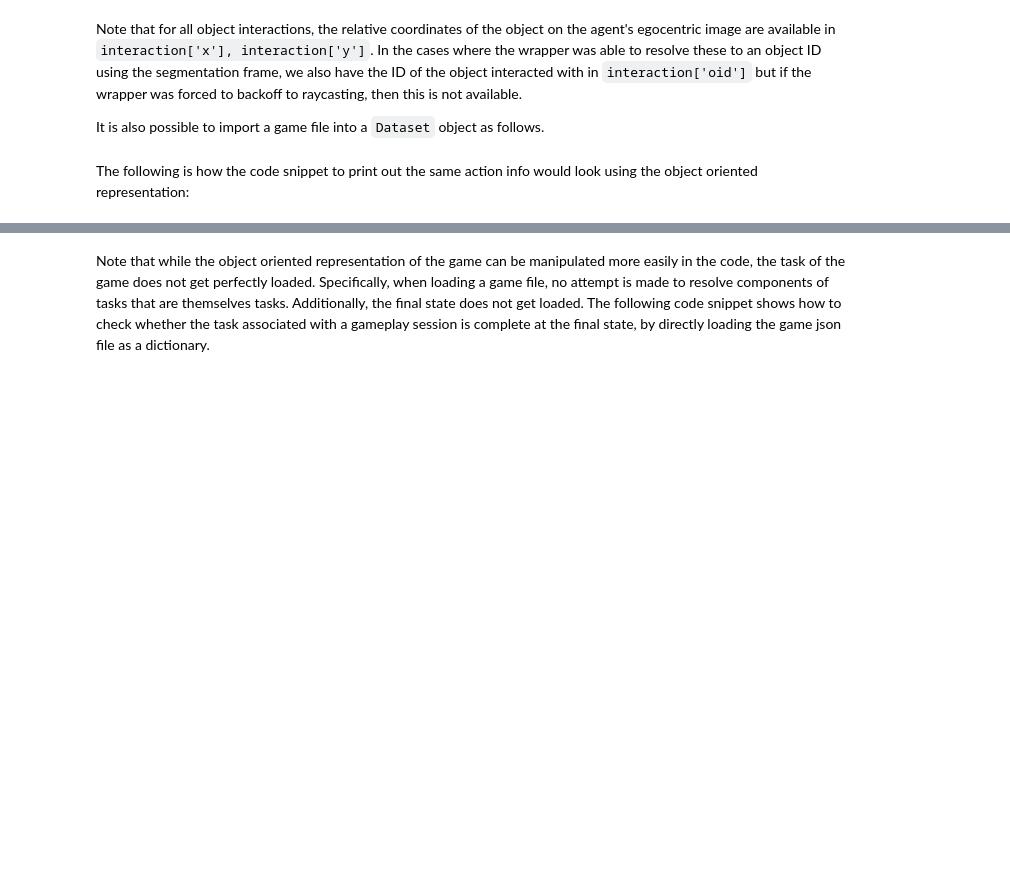
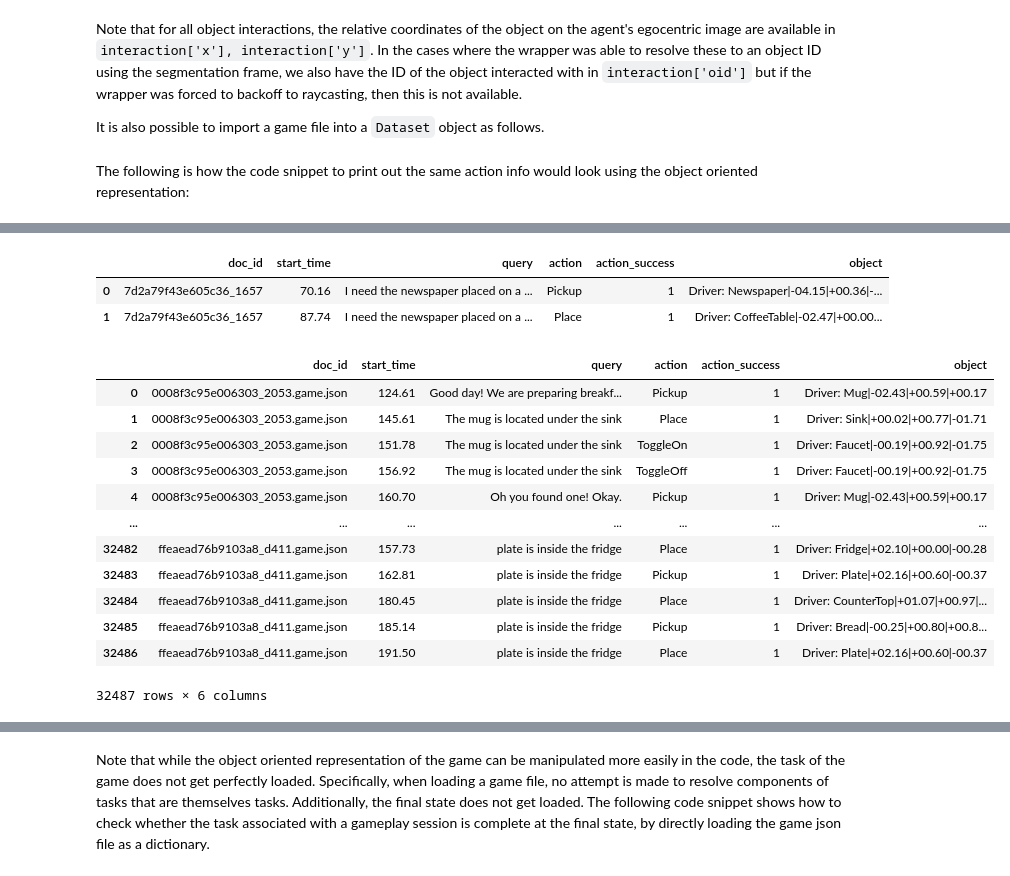
Before and after one commit to Jiahuan-Pei/AutonomousDialogAgent4AugmentedReality, a Jupyter notebook: LEGO_data_simulation/teach_data_exploration.ipynb, the cells around one changed output, grey strips where cells are left out. Drawn from its saved outputs; the diff is of its cells as text; code cells hidden in the pictures; blank space fills up the shorter version.

Commit message:
Done: arta-lego-dataset; TODO: evaluation with agent

```diff
--- a/LEGO_data_simulation/teach_data_exploration.ipynb
+++ b/LEGO_data_simulation/teach_data_exploration.ipynb
@@ -13,5 +13,5 @@ from teach.dataset.dataset import Dataset
 from teach.dataset.actions import Action_Keyboard, Action_ObjectInteraction
 # %%
 # Edit data directory if changed when using `teach_download`
-data_dir = "/media/PampusData/jpei/teach-dataset"
+data_dir = "/media/Blue2TB3/jpei/teach-dataset"
 # %%
@@ -224,0 +376,66 @@ Time Start Action Success  Agent           Action               Utterance text /
+# %%
+def convert_to_object_finetuned_df(df, doc_id):
+    # Extract query and output pairs
+    llm_finetune_dataset = []
+    current_query = None
+    prev_query = None
+
+    for index, row in df.iterrows():
+        if row['Action'] == 'Text':
+            current_query = row['Utterance']
+        else:
+            if isinstance(row['Utterance'], str) and '|' in row['Utterance']:
+                output_sequence = row["Agent"]+ ': ' + row['Utterance']#.split(',')
+                llm_finetune_dataset.append({'doc_id': doc_id, 'start_time': row['Time Start'], 'query': current_query, 'action': row['Action'], 'action_success': row['Action Success'], 'object': output_sequence})
+
+    # Create a new DataFrame for LLM fine-tuning
+    llm_finetune_df = pd.DataFrame(llm_finetune_dataset)
+    return llm_finetune_df
+convert_to_object_finetuned_df(df, doc_id='7d2a79f43e605c36_1657')
+# %% [output]
+|  | doc_id | start_time | query | action | action_success | object |
+| 0 | 7d2a79f43e605c36_1657 | 70.16 | I need the newspaper placed on a ... | Pickup | 1 | Driver: Newspaper|-04.15|+00.36|-... |
+| 1 | 7d2a79f43e605c36_1657 | 87.74 | I need the newspaper placed on a ... | Place | 1 | Driver: CoffeeTable|-02.47|+00.00... |
+# %%
+from tqdm.notebook import tqdm
+def create_object_dataset(mode='train'):
+    action_json_files = [os.path.join(data_dir, f"games/{mode}/{f}") for f in os.listdir(os.path.join(data_dir, f"games/{mode}"))] # + [os.path.join(data_dir, f"games/valid_seen/{f}") for f in os.listdir(os.path.join(data_dir, "games/valid_seen"))]
+    # f = os.path.join(data_dir, "games/train/7d2a79f43e605c36_1657.game.json")
+    # Initialize an empty list to store DataFrames
+    dfs = []
+    for f in tqdm(action_json_files):
+        with open(f) as h:
+            game_dict = json.load(h)
+            doc_id = os.path.basename(f)#.split('.')[0]
+            df = create_dataframe_from_game_dict(game_dict, definitions)
+            df.fillna('')
+            df = convert_to_object_finetuned_df(df, doc_id)
+            dfs.append(df)
+    # Merge all DataFrames into a single DataFrame
+    merged_df = pd.concat(dfs, ignore_index=True)
+    return merged_df
+teach_object_train_dataset = create_object_dataset(mode='train')
+teach_object_valid_dataset = create_object_dataset(mode='valid_seen')
+teach_object_test_dataset = create_object_dataset(mode='valid_unseen')
+# %%
+from datasets import load_dataset, DatasetDict, Dataset
+train_dataset = Dataset.from_pandas(teach_object_train_dataset)
+eval_dataset = Dataset.from_pandas(teach_object_valid_dataset)
+test_dataset = Dataset.from_pandas(teach_object_test_dataset)
+teach_object_dataset = DatasetDict({"train":train_dataset, "validation": eval_dataset,"test":test_dataset})
+# %%
+train_dataset.to_pandas()
+# %% [output]
+|  | doc_id | start_time | query | action | action_success | object |
+| 0 | 0008f3c95e006303_2053.game.json | 124.61 | Good day! We are preparing breakf... | Pickup | 1 | Driver: Mug|-02.43|+00.59|+00.17 |
+| 1 | 0008f3c95e006303_2053.game.json | 145.61 | The mug is located under the sink | Place | 1 | Driver: Sink|+00.02|+00.77|-01.71 |
+| 2 | 0008f3c95e006303_2053.game.json | 151.78 | The mug is located under the sink | ToggleOn | 1 | Driver: Faucet|-00.19|+00.92|-01.75 |
+| 3 | 0008f3c95e006303_2053.game.json | 156.92 | The mug is located under the sink | ToggleOff | 1 | Driver: Faucet|-00.19|+00.92|-01.75 |
+| 4 | 0008f3c95e006303_2053.game.json | 160.70 | Oh you found one! Okay. | Pickup | 1 | Driver: Mug|-02.43|+00.59|+00.17 |
+| ... | ... | ... | ... | ... | ... | ... |
+| 32482 | ffeaead76b9103a8_d411.game.json | 157.73 | plate is inside the fridge | Place | 1 | Driver: Fridge|+02.10|+00.00|-00.28 |
+| 32483 | ffeaead76b9103a8_d411.game.json | 162.81 | plate is inside the fridge | Pickup | 1 | Driver: Plate|+02.16|+00.60|-00.37 |
+| 32484 | ffeaead76b9103a8_d411.game.json | 180.45 | plate is inside the fridge | Place | 1 | Driver: CounterTop|+01.07|+00.97|... |
+| 32485 | ffeaead76b9103a8_d411.game.json | 185.14 | plate is inside the fridge | Pickup | 1 | Driver: Bread|-00.25|+00.80|+00.8... |
+| 32486 | ffeaead76b9103a8_d411.game.json | 191.50 | plate is inside the fridge | Place | 1 | Driver: Plate|+02.16|+00.60|-00.37 |
+32487 rows × 6 columns
```
Also changed, not shown: parts of 54 cells of this notebook, 15 other files.
